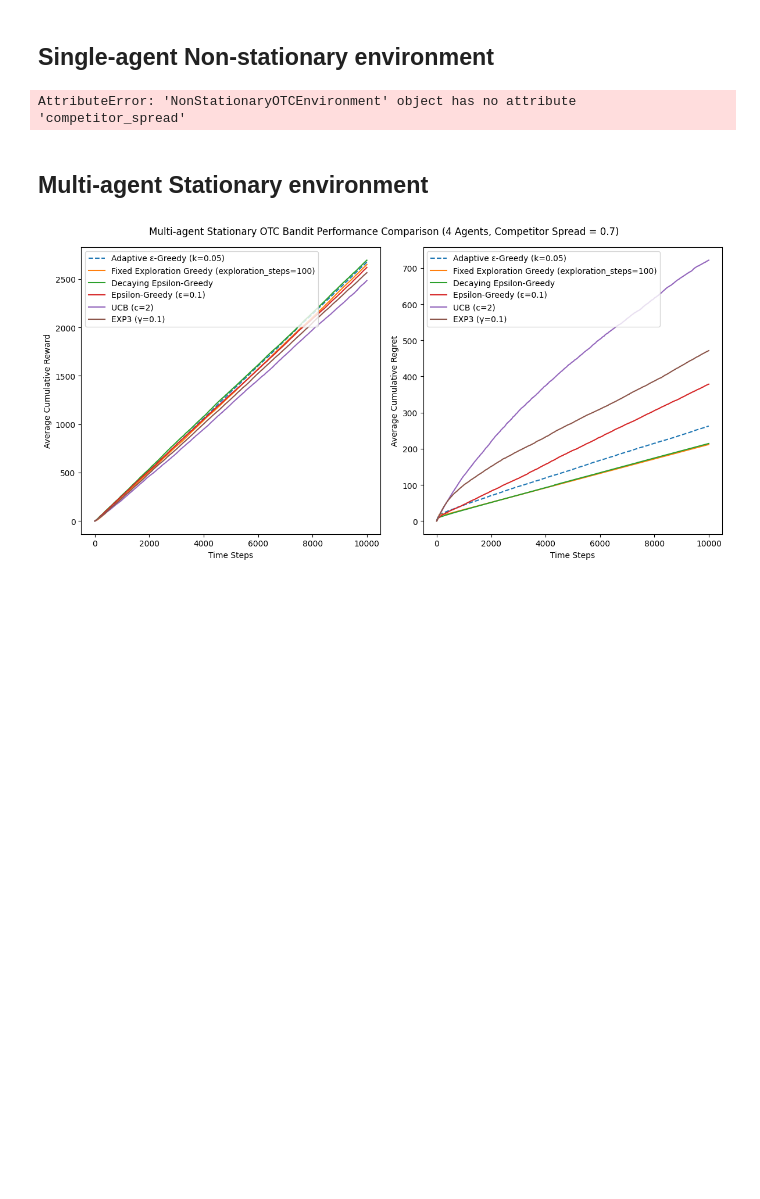
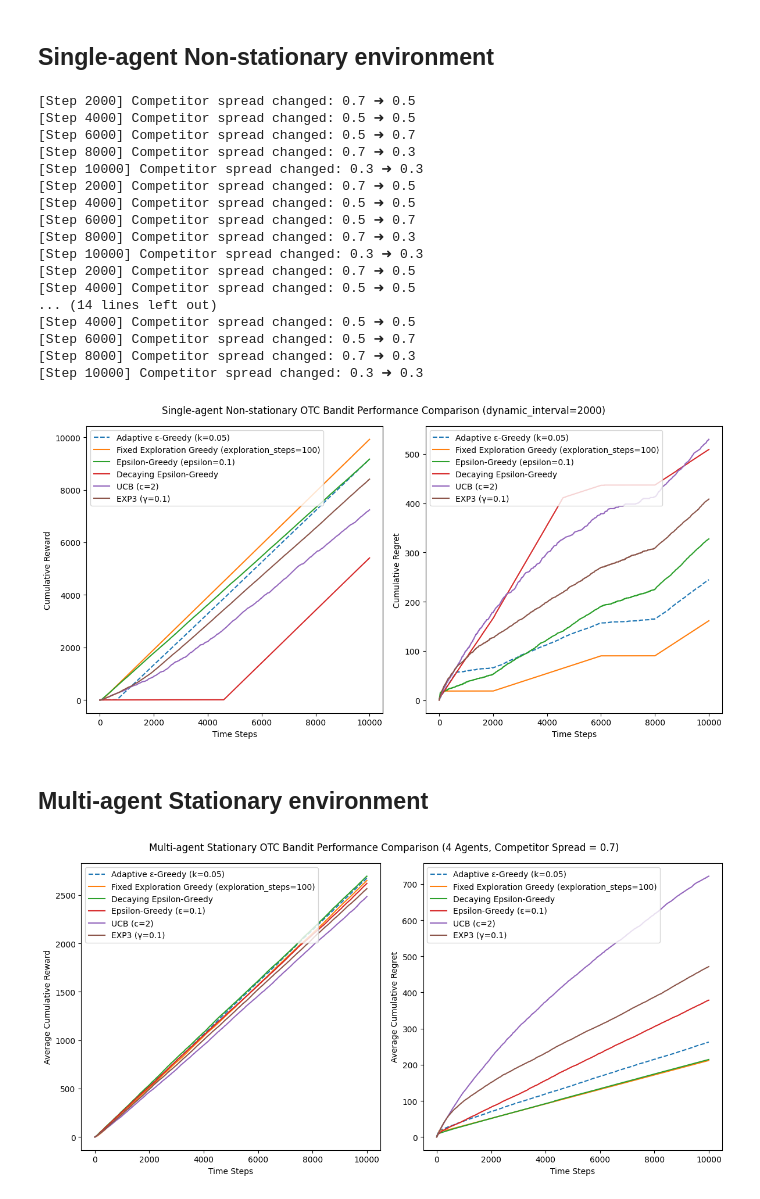
Before and after one commit to jessie-1001/RS-PROJECT, a Jupyter notebook: New_Algorithm_in_OTC.ipynb, the cells around one changed output. Cells and saved outputs as stored; diff of their text form; code cells hidden in the pictures; blank space fills up the shorter version.

```diff
--- a/New_Algorithm_in_OTC.ipynb
+++ b/New_Algorithm_in_OTC.ipynb
@@ -352,16 +352,17 @@ class NonStationaryOTCEnvironment(OTCEnvironment):
     Parameters:
     - dynamic_interval: Number of steps between environment changes
     """
-    def __init__(self, spreads, competitor_spread=0.7, alpha=0.3, dynamic_interval=1000):
+    def __init__(self, spreads, competitor_spread=0.7, alpha=0.3, dynamic_interval=1000, seed=None):
         super().__init__(spreads, competitor_spread, alpha)
         self.dynamic_interval = dynamic_interval
         self.step_counter = 0
+        self.rng = np.random.default_rng(seed)  # Use a dedicated RNG with seed
 
     def update_competitor_spread(self):
         """Periodically update competitor_spread to simulate market drift."""
         if self.step_counter % self.dynamic_interval == 0:
             old = self.competitor_spread
-            self.competitor_spread = np.random.choice(self.spreads)
+            self.competitor_spread = self.rng.choice(self.spreads)  # Use seeded RNG
             print(f"[Step {self.step_counter}] Competitor spread changed: {old} ➜ {self.competitor_spread}")
 
     def pull_arm(self, arm):
@@ -376,6 +377,7 @@ class NonStationaryOTCEnvironment(OTCEnvironment):
 competitor_spread = 0.7 # Competitor's start spread
 alpha = 0.4 # High alpha means high competitiveness (steep execution prob curve)
 dynamic_interval = 2000
+seed = np.random.randint(10000)  # Random integer
 '''env = NonStationaryOTCEnvironment(
     spreads,
     competitor_spread=competitor_spread,
@@ -392,7 +394,8 @@ env_params = {
     'spreads': spreads,
     'competitor_spread': competitor_spread,
     'alpha': alpha,
-    'dynamic_interval': dynamic_interval
+    'dynamic_interval': dynamic_interval,
+    'seed' : seed
 }
 # ==========================
 # Running Experiments
@@ -442,34 +445,51 @@ plt.plot(epsilon_greedy_reward, label=f'Epsilon-Greedy (epsilon={epsilon})')
 plt.plot(decaying_epsilon_greedy_reward, label='Decaying Epsilon-Greedy')
 plt.plot(ucb_reward, label=f'UCB (c={c})')
 plt.plot(exp3_reward, label=f'EXP3 (γ={gamma})')
 plt.xlabel("Time Steps")
 plt.ylabel("Cumulative Reward")
 plt.legend()
 
 
 # Regret Plot
 plt.subplot(1, 2, 2)
 '''
 # Plot AEG variants
 
 for k, _, regret in aeg_results:
     plt.plot(regret, label=f'Adaptive ε-Greedy (k={k:.2f})', alpha=0.7, linestyle='--')
 '''
 plt.plot(adaptive_epsilon_greedy_regret, label=f'Adaptive ε-Greedy (k={k})', linestyle='--')
 plt.plot(fixed_exploration_greedy_regret, label=f'Fixed Exploration Greedy (exploration_steps={exploration_steps})')
 plt.plot(epsilon_greedy_regret, label=f'Epsilon-Greedy (epsilon={epsilon})')
 plt.plot(decaying_epsilon_greedy_regret, label='Decaying Epsilon-Greedy')
 plt.plot(ucb_regret, label=f'UCB (c={c})')
 plt.plot(exp3_regret, label=f'EXP3 (γ={gamma})')
 plt.xlabel("Time Steps")
 plt.ylabel("Cumulative Regret")
 plt.legend()
 
 plt.suptitle(f"Single-agent Non-stationary OTC Bandit Performance Comparison (dynamic_interval={dynamic_interval})")
 plt.tight_layout()
 plt.show()
 # %% [output]
-AttributeError: 'NonStationaryOTCEnvironment' object has no attribute 'competitor_spread'
+[Step 2000] Competitor spread changed: 0.7 ➜ 0.5
+[Step 4000] Competitor spread changed: 0.5 ➜ 0.5
+[Step 6000] Competitor spread changed: 0.5 ➜ 0.7
+[Step 8000] Competitor spread changed: 0.7 ➜ 0.3
+[Step 10000] Competitor spread changed: 0.3 ➜ 0.3
+[Step 2000] Competitor spread changed: 0.7 ➜ 0.5
+[Step 4000] Competitor spread changed: 0.5 ➜ 0.5
+[Step 6000] Competitor spread changed: 0.5 ➜ 0.7
+[Step 8000] Competitor spread changed: 0.7 ➜ 0.3
+[Step 10000] Competitor spread changed: 0.3 ➜ 0.3
+[Step 2000] Competitor spread changed: 0.7 ➜ 0.5
+[Step 4000] Competitor spread changed: 0.5 ➜ 0.5
+... (14 lines left out)
+[Step 4000] Competitor spread changed: 0.5 ➜ 0.5
+[Step 6000] Competitor spread changed: 0.5 ➜ 0.7
+[Step 8000] Competitor spread changed: 0.7 ➜ 0.3
+[Step 10000] Competitor spread changed: 0.3 ➜ 0.3
+[figure, added]
 # %% [markdown]
 ## Multi-agent Stationary environment
 # %%
```
Also changed, not shown: parts of 1 cell of this notebook.
